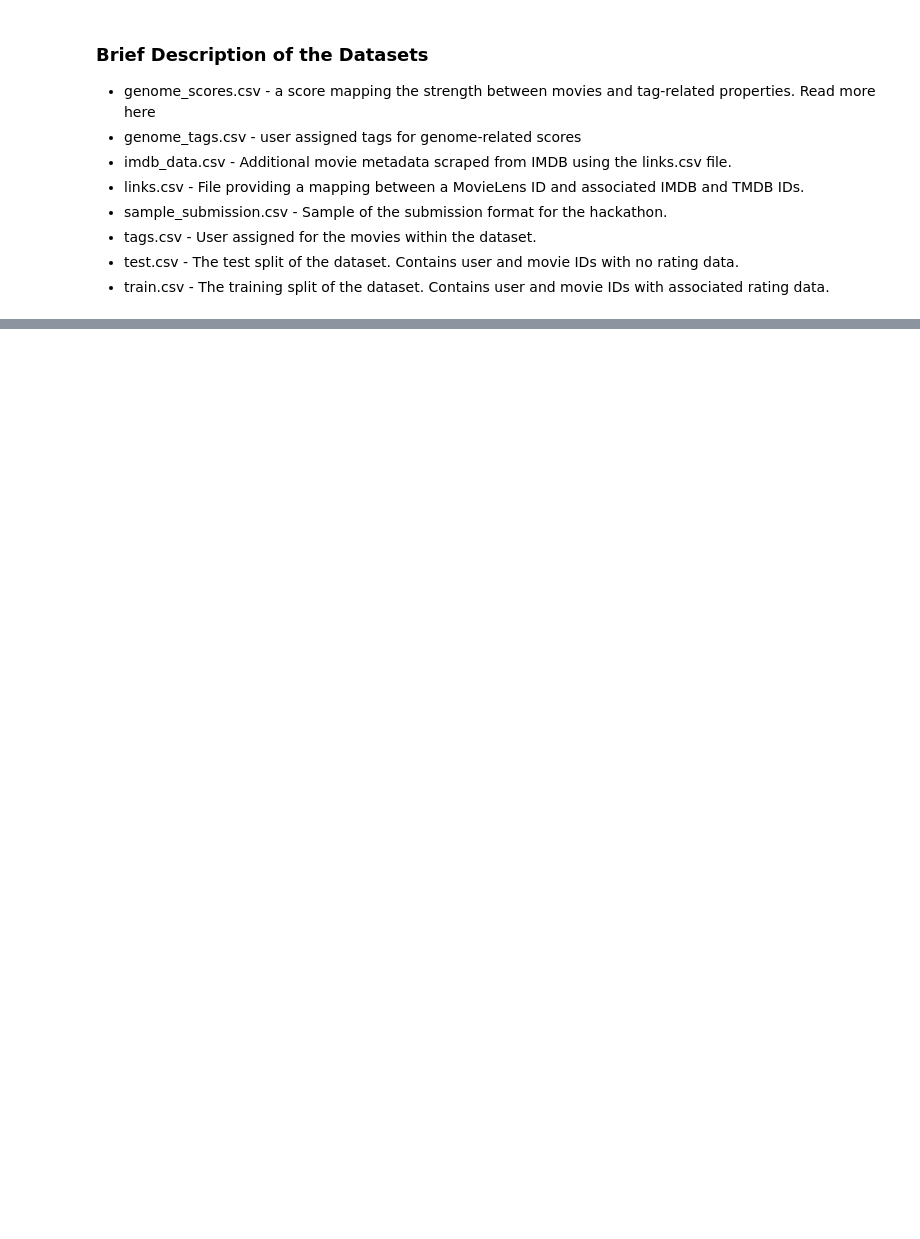
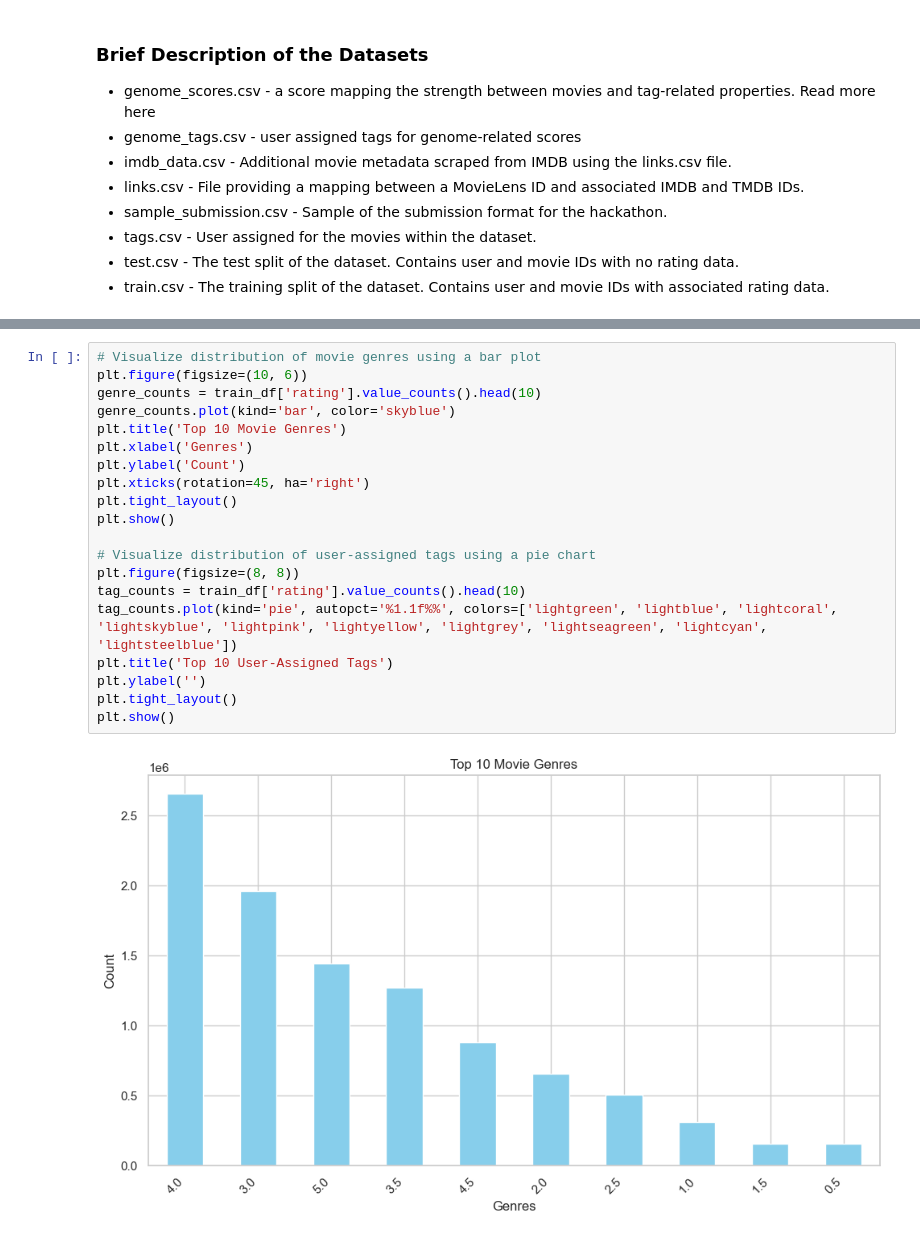
Before and after one commit to MinMaphu/NM2-Unsupervised, a Jupyter notebook: NM2 Unsupervised-checkpoint.ipynb, the cells around one changed output, grey strips where cells are left out. Saved outputs shown, nothing was run; the diff lists cells and outputs as text; blank space fills up the shorter version.

```diff
--- a/NM2 Unsupervised-checkpoint.ipynb
+++ b/NM2 Unsupervised-checkpoint.ipynb
@@ -118,0 +372,22 @@ tags = pd.read_csv('tags.csv')
+# %%
+# Visualize distribution of movie genres using a bar plot
+plt.figure(figsize=(10, 6))
+genre_counts = train_df['rating'].value_counts().head(10)
+genre_counts.plot(kind='bar', color='skyblue')
+plt.title('Top 10 Movie Genres')
+plt.xlabel('Genres')
+plt.ylabel('Count')
+plt.xticks(rotation=45, ha='right')
+plt.tight_layout()
+plt.show()
+
+# Visualize distribution of user-assigned tags using a pie chart
+plt.figure(figsize=(8, 8))
+tag_counts = train_df['rating'].value_counts().head(10)
+tag_counts.plot(kind='pie', autopct='%1.1f%%', colors=['lightgreen', 'lightblue', 'lightcoral', 'lightskyblue', 'lightpink', 'lightyellow', 'lightgrey', 'lightseagreen', 'lightcyan', 'lightsteelblue'])
+plt.title('Top 10 User-Assigned Tags')
+plt.ylabel('')
+plt.tight_layout()
+plt.show()
+# %% [output]
+[figure, added]
```
Also changed, not shown: parts of 30 cells of this notebook.
